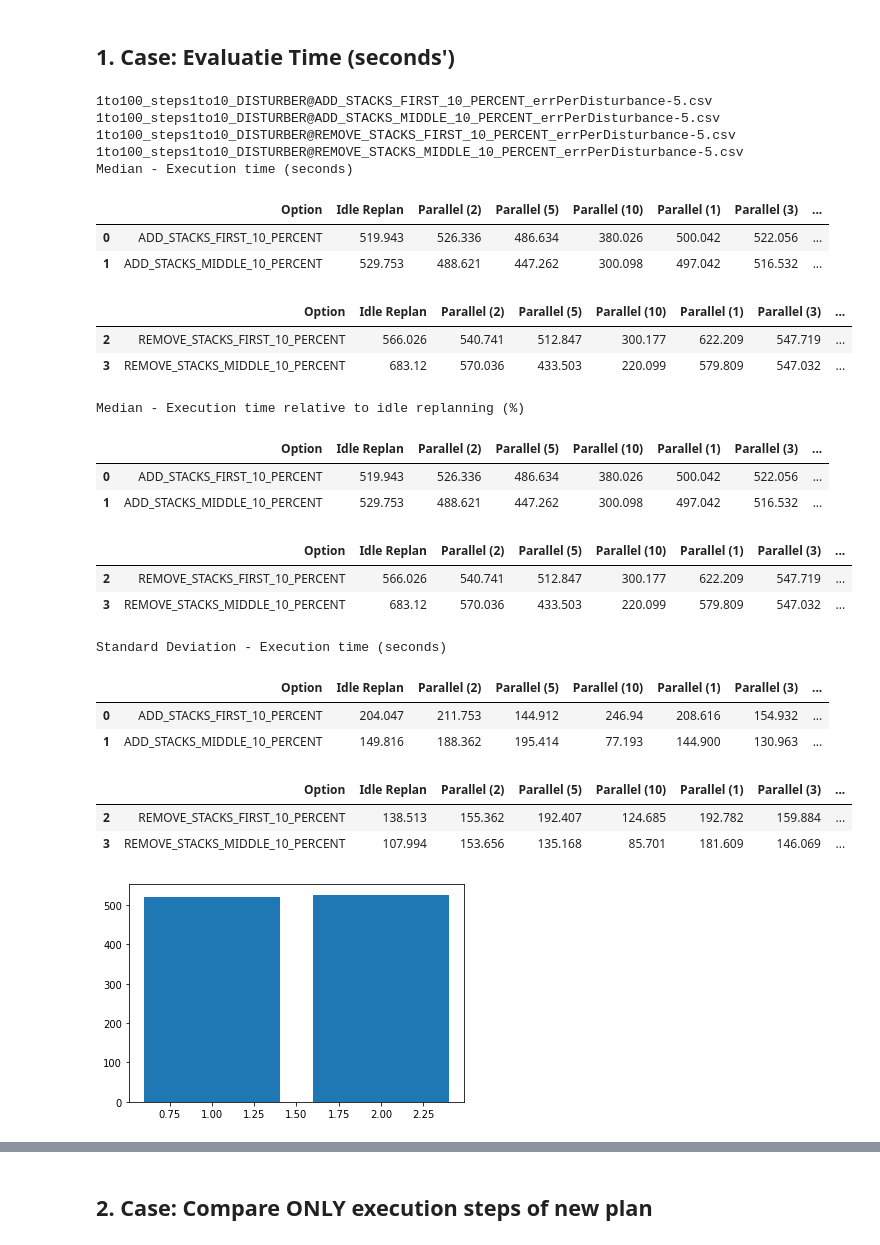
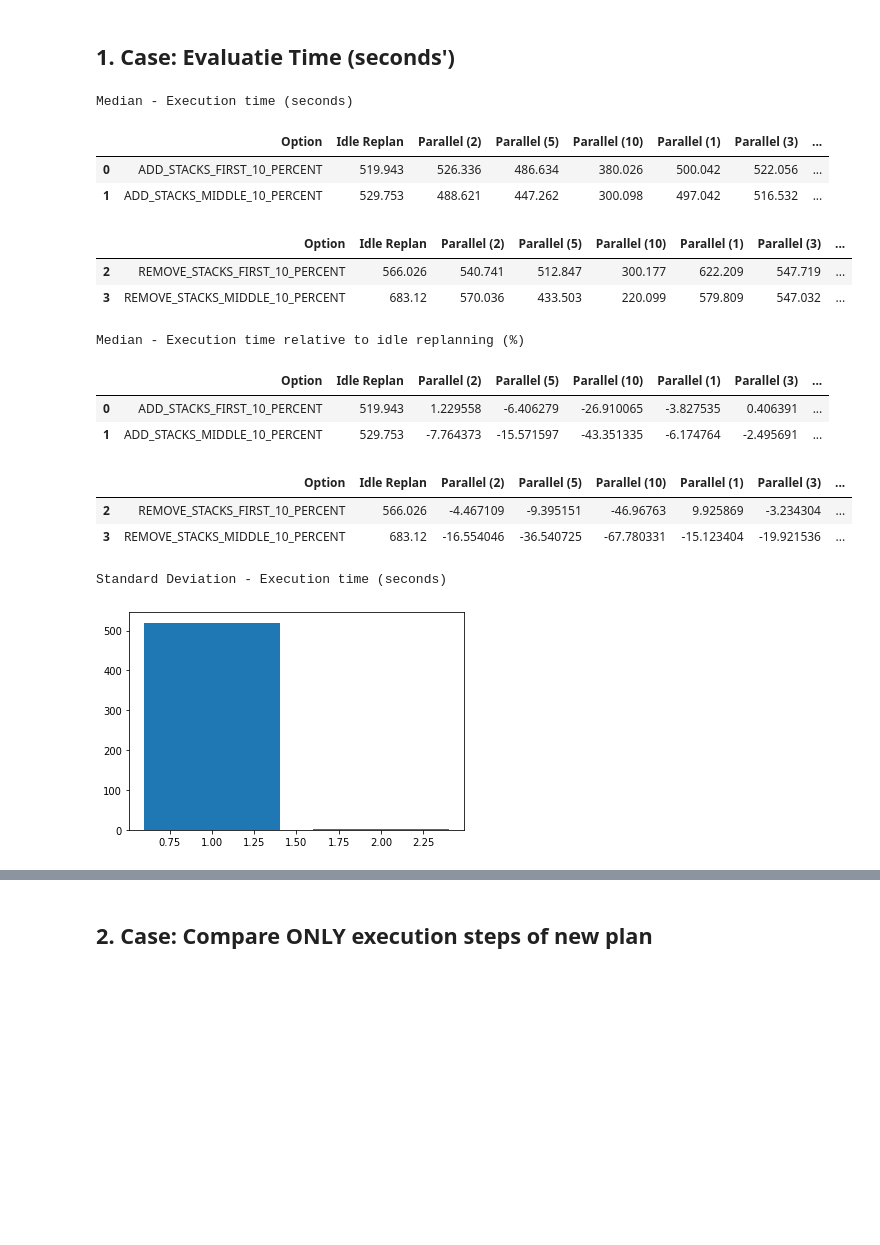
Before and after one commit to martineisenberg/momot-reactive, a Jupyter notebook: evaluation/data_processing.ipynb, the cells around one changed output, grey strips where cells are left out. Saved outputs shown, nothing was run; the diff lists cells and outputs as text; code cells hidden in the pictures; blank space fills up the shorter version.

```diff
--- a/evaluation/data_processing.ipynb
+++ b/evaluation/data_processing.ipynb
@@ -313,7 +474,6 @@ for f in files:
         df_p = pd.read_csv(os.path.join('.', 'exp3/case_1to100', "parallel_results", f[:-4] + "_predictive.csv"), sep=";")
 
         ## reenumerate predictive run rows from 0,1,2,3,4,5 to 0,0,0, 1,1,1, ...
-        print(f)
         df_p['run'] = df_p['run'].map(int)/3
         df_p['run'] = df_p["run"].map(int)
 
@@ -362,50 +522,36 @@ for f in files:
 print("Median - Execution time (seconds)")
 display(overall_runtime.iloc[:2, :])
 display(overall_runtime.iloc[2:4, :])
 
 for steps in step_variants:
-    pass#overall_runtime[f"Parallel ({steps})"] = (overall_runtime[f"Parallel ({steps})"] - overall_runtime["Idle Replan"])/ overall_runtime["Idle Replan"] * 100
+    overall_runtime[f"Parallel ({steps})"] = (overall_runtime[f"Parallel ({steps})"] - overall_runtime["Idle Replan"])/ overall_runtime["Idle Replan"] * 100
 
 #mean.round({'Replanning': 1})
 #mean["Replanning (seed 0.2)"] = (mean["Replanning (seed 0.2)"] - mean["Replanning"])/ mean["Replanning"] * 100
 #mean.round(3)
 #print("Mean - Replanning time (with seed) relative to plain replanning (in %)")
 print("Median - Execution time relative to idle replanning (%)")
 display(overall_runtime.iloc[:2, :])
 display(overall_runtime.iloc[2:4, :])
 
 plt.bar([1, 2], overall_runtime.iloc[0, 1:3])
 
 print("Standard Deviation - Execution time (seconds)")
 #overall_runtime_std.iloc[:, 1:] = overall_runtime_std[:, 1:]/overall_runtime[:, 1:]
-
-
-display(overall_runtime_std.iloc[:2, :])
-display(overall_runtime_std.iloc[2:4, :])
 # %% [output]
-1to100_steps1to10_DISTURBER@ADD_STACKS_FIRST_10_PERCENT_errPerDisturbance-5.csv
-1to100_steps1to10_DISTURBER@ADD_STACKS_MIDDLE_10_PERCENT_errPerDisturbance-5.csv
-1to100_steps1to10_DISTURBER@REMOVE_STACKS_FIRST_10_PERCENT_errPerDisturbance-5.csv
-1to100_steps1to10_DISTURBER@REMOVE_STACKS_MIDDLE_10_PERCENT_errPerDisturbance-5.csv
 Median - Execution time (seconds)
 |  | Option | Idle Replan | Parallel (2) | Parallel (5) | Parallel (10) | Parallel (1) | Parallel (3) | ... |
 | 0 | ADD_STACKS_FIRST_10_PERCENT | 519.943 | 526.336 | 486.634 | 380.026 | 500.042 | 522.056 | ... |
 | 1 | ADD_STACKS_MIDDLE_10_PERCENT | 529.753 | 488.621 | 447.262 | 300.098 | 497.042 | 516.532 | ... |
 |  | Option | Idle Replan | Parallel (2) | Parallel (5) | Parallel (10) | Parallel (1) | Parallel (3) | ... |
 | 2 | REMOVE_STACKS_FIRST_10_PERCENT | 566.026 | 540.741 | 512.847 | 300.177 | 622.209 | 547.719 | ... |
 | 3 | REMOVE_STACKS_MIDDLE_10_PERCENT | 683.12 | 570.036 | 433.503 | 220.099 | 579.809 | 547.032 | ... |
 Median - Execution time relative to idle replanning (%)
 |  | Option | Idle Replan | Parallel (2) | Parallel (5) | Parallel (10) | Parallel (1) | Parallel (3) | ... |
-| 0 | ADD_STACKS_FIRST_10_PERCENT | 519.943 | 526.336 | 486.634 | 380.026 | 500.042 | 522.056 | ... |
-| 1 | ADD_STACKS_MIDDLE_10_PERCENT | 529.753 | 488.621 | 447.262 | 300.098 | 497.042 | 516.532 | ... |
+| 0 | ADD_STACKS_FIRST_10_PERCENT | 519.943 | 1.229558 | -6.406279 | -26.910065 | -3.827535 | 0.406391 | ... |
+| 1 | ADD_STACKS_MIDDLE_10_PERCENT | 529.753 | -7.764373 | -15.571597 | -43.351335 | -6.174764 | -2.495691 | ... |
 |  | Option | Idle Replan | Parallel (2) | Parallel (5) | Parallel (10) | Parallel (1) | Parallel (3) | ... |
-| 2 | REMOVE_STACKS_FIRST_10_PERCENT | 566.026 | 540.741 | 512.847 | 300.177 | 622.209 | 547.719 | ... |
-| 3 | REMOVE_STACKS_MIDDLE_10_PERCENT | 683.12 | 570.036 | 433.503 | 220.099 | 579.809 | 547.032 | ... |
+| 2 | REMOVE_STACKS_FIRST_10_PERCENT | 566.026 | -4.467109 | -9.395151 | -46.96763 | 9.925869 | -3.234304 | ... |
+| 3 | REMOVE_STACKS_MIDDLE_10_PERCENT | 683.12 | -16.554046 | -36.540725 | -67.780331 | -15.123404 | -19.921536 | ... |
 Standard Deviation - Execution time (seconds)
-|  | Option | Idle Replan | Parallel (2) | Parallel (5) | Parallel (10) | Parallel (1) | Parallel (3) | ... |
-| 0 | ADD_STACKS_FIRST_10_PERCENT | 204.047 | 211.753 | 144.912 | 246.94 | 208.616 | 154.932 | ... |
-| 1 | ADD_STACKS_MIDDLE_10_PERCENT | 149.816 | 188.362 | 195.414 | 77.193 | 144.900 | 130.963 | ... |
-|  | Option | Idle Replan | Parallel (2) | Parallel (5) | Parallel (10) | Parallel (1) | Parallel (3) | ... |
-| 2 | REMOVE_STACKS_FIRST_10_PERCENT | 138.513 | 155.362 | 192.407 | 124.685 | 192.782 | 159.884 | ... |
-| 3 | REMOVE_STACKS_MIDDLE_10_PERCENT | 107.994 | 153.656 | 135.168 | 85.701 | 181.609 | 146.069 | ... |
-[figure, old version]
+[figure, new version]
```
Also changed, not shown: parts of 16 cells of this notebook, 1 other file.
